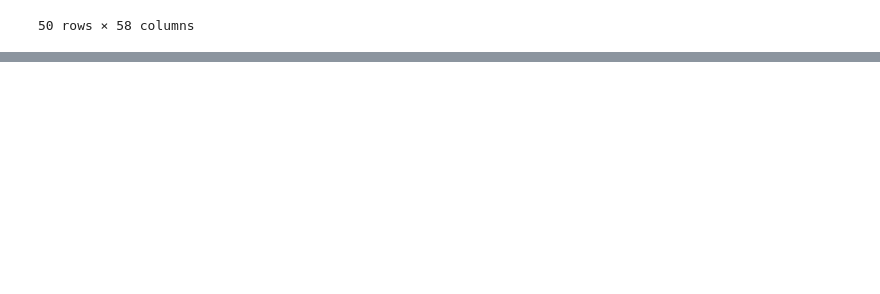
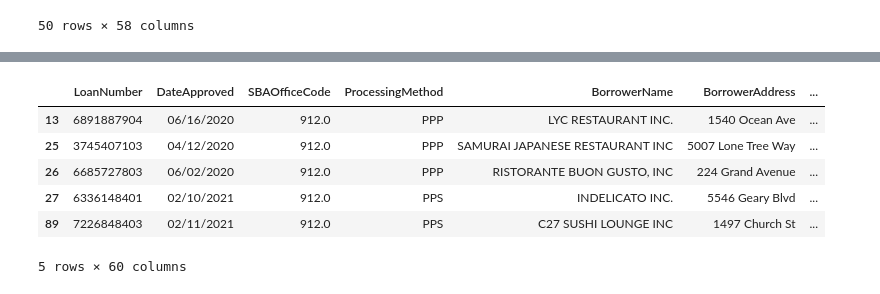
Before and after one commit to trang-van/afn, a Jupyter notebook: ppp-loan-data/notebooks/match_business_names_exploratory.ipynb, the cells around one changed output, grey strips where cells are left out. Drawn from its saved outputs; the diff is of its cells as text; code cells hidden in the pictures; blank space fills up the shorter version.

```diff
--- a/ppp-loan-data/notebooks/match_business_names_exploratory.ipynb
+++ b/ppp-loan-data/notebooks/match_business_names_exploratory.ipynb
@@ -142,0 +232,13 @@ True
+# %%
+# Find businesses in Orbis databases -- VOID (can't do it like this)
+
+temp = ppp_df[ppp_df['BorrowerName - Clean'].isin(orbis_df['Company Name - Clean'])]
+temp.head()
+# %% [output]
+|  | LoanNumber | DateApproved | SBAOfficeCode | ProcessingMethod | BorrowerName | BorrowerAddress | ... |
+| 13 | 6891887904 | 06/16/2020 | 912.0 | PPP | LYC RESTAURANT INC. | 1540 Ocean Ave | ... |
+| 25 | 3745407103 | 04/12/2020 | 912.0 | PPP | SAMURAI JAPANESE RESTAURANT INC | 5007 Lone Tree Way | ... |
+| 26 | 6685727803 | 06/02/2020 | 912.0 | PPP | RISTORANTE BUON GUSTO, INC | 224 Grand Avenue | ... |
+| 27 | 6336148401 | 02/10/2021 | 912.0 | PPS | INDELICATO INC. | 5546 Geary Blvd | ... |
+| 89 | 7226848403 | 02/11/2021 | 912.0 | PPS | C27 SUSHI LOUNGE INC | 1497 Church St | ... |
+5 rows × 60 columns
```
Also changed, not shown: parts of 43 cells of this notebook.
